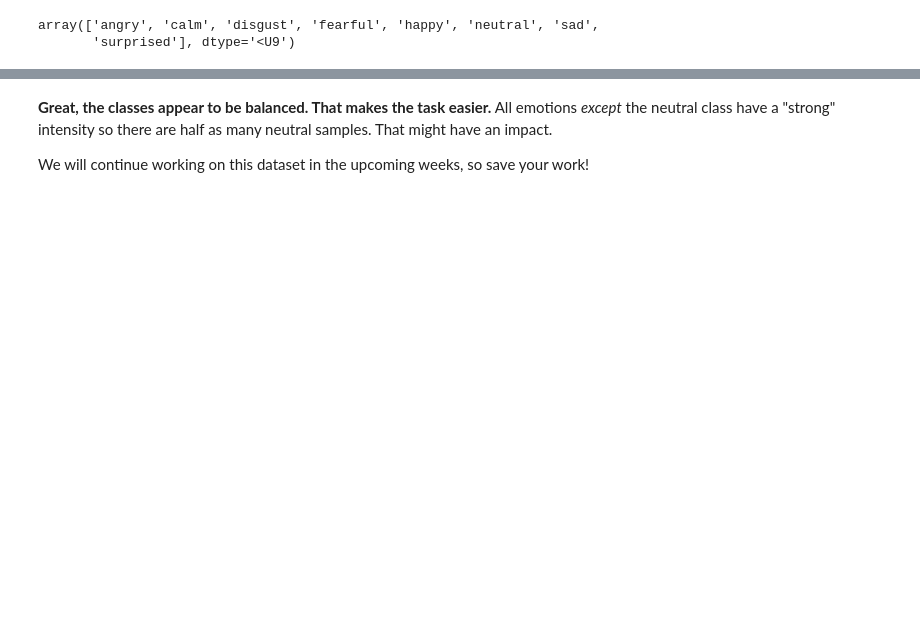
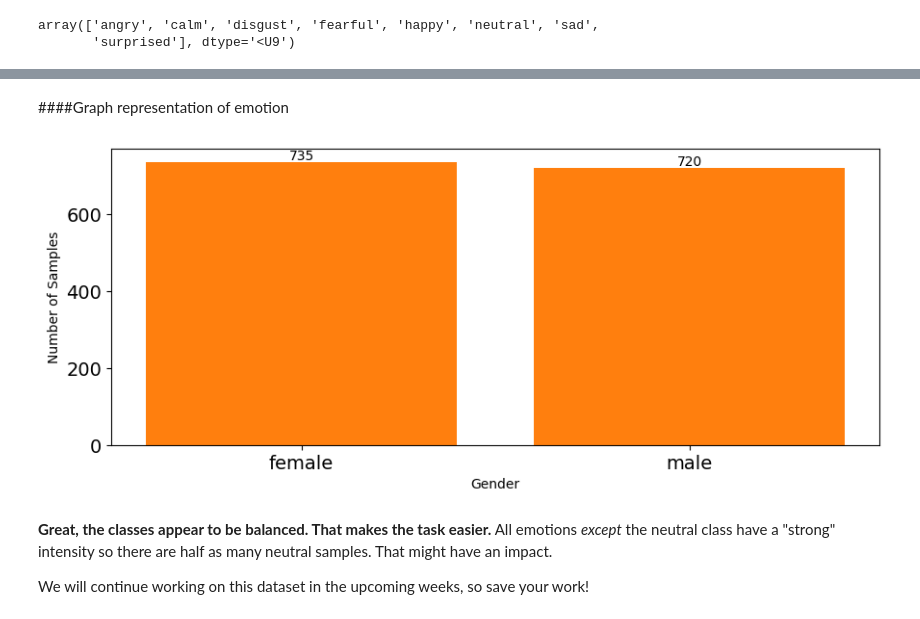
Before and after one commit to jaejaejams/Week2-DataPreprocessing, a Jupyter notebook: week_2.ipynb, the cells around one changed output, grey strips where cells are left out. Drawn from its saved outputs; the diff is of its cells as text; code cells hidden in the pictures; blank space fills up the shorter version.

```diff
--- a/week_2.ipynb
+++ b/week_2.ipynb
@@ -754,10 +754,14 @@ When you upload your own data, you should be using this convention.
 We're going to define a dictionary based on the third number (emotion) and assign an emotion to each number as specified by the RAVDESS dataset:
 # %%
 #glob is a function to import the audio data.
-audio_files = glob('Audio Data/*/*.wav')
+audio_files = glob("Audio Data/*/*.wav") + glob("Audio Data/*/*.m4a")
+#Combined my audio files by:
+#1. Adding my audio files to the local directory "Audio Data/Actor_26"
+# **Please note** Actor identifier for my recording files is even number (i.e. 26), as my gender is female.
+#2. Then set audio_files variables to include the m4a format, as my audio files are in m4a format.
 
 
 #Playing an audio file using IPython.display
-ipd.Audio(audio_files[71])
+ipd.Audio(audio_files[1447])
 # %% [output]
 [interactive output not drawn]
@@ -866,3 +872,27 @@ array([192, 192, 192, 192, 192,  96, 192, 191])
+# %% [markdown]
+####Graph representation of emotion
+# %%
+# plot gender
+plt.figure(figsize=(35,4)) #creating a figure 35 units wide, 4 units tall.
+plt.subplot(1,3,1)
+
+#np.unique returns ordered list of unique elements and count of each element
+gender_list, count = np.unique(genders, return_counts=True)
+#Count each of the gender category in 'genders' array
+
+plt.bar(x=range(2), height=count) #making 2 bars on x-axis for 'female' and 'male'
+
+plt.xticks(ticks=range(2),
+           labels = [gender for gender in gender_list], #'labels' represent the gender categories under each bar.
+           fontsize=10
+           )
+plt.bar_label(plt.bar(x=range(2), height=count), fontsize=10) #set the bar graph labels
+plt.xlabel('Gender') #set x-axis label
+plt.tick_params(labelsize=14) #set font size
+plt.ylabel('Number of Samples') #set y-axis label
+plt.show()
+# %% [output]
+[figure, added]
 # %% [markdown]
 **Great, the classes appear to be balanced. That makes the task easier.** All emotions _except_ the neutral class have a "strong" intensity so there are half as many neutral samples. That might have an impact.
 
```
Also changed, not shown: parts of 13 cells of this notebook.
